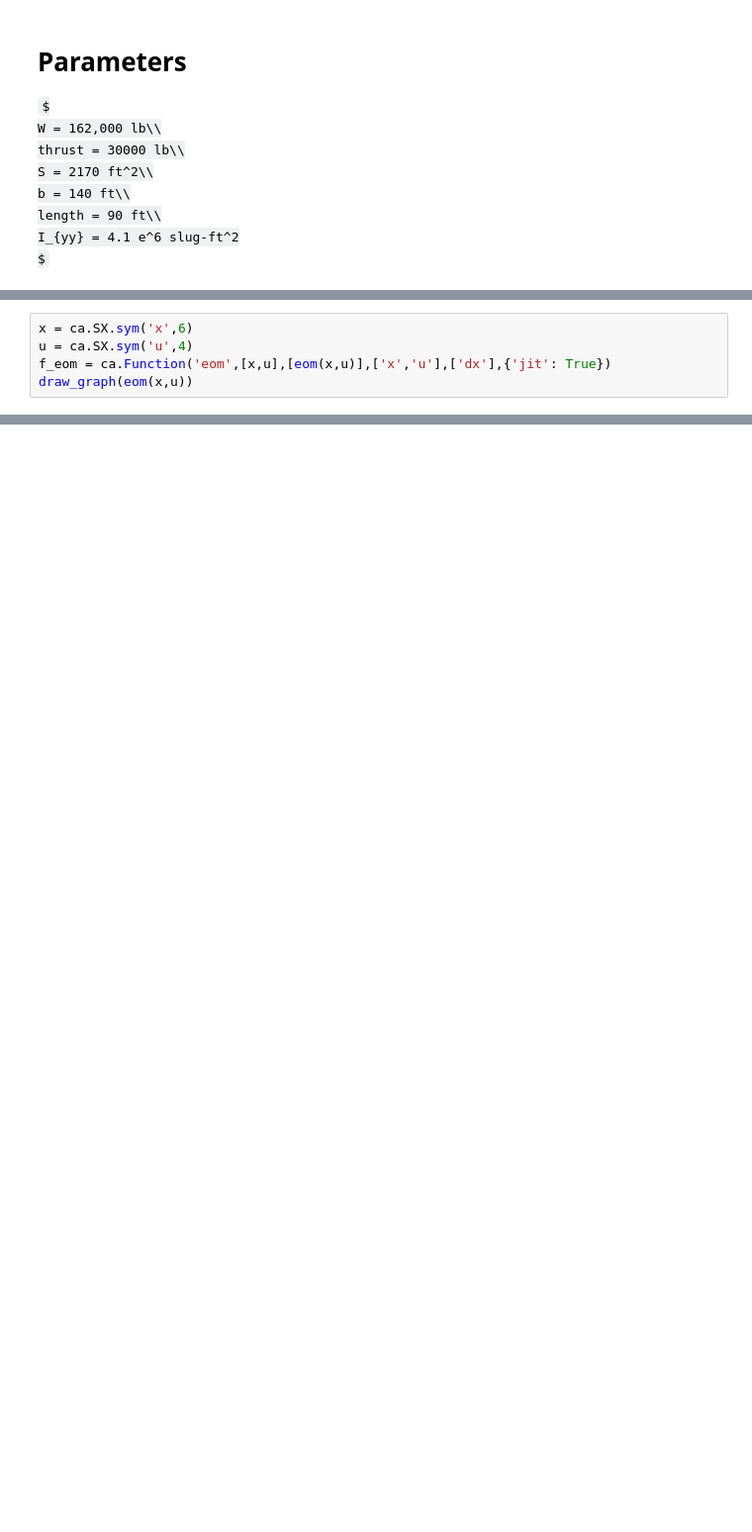
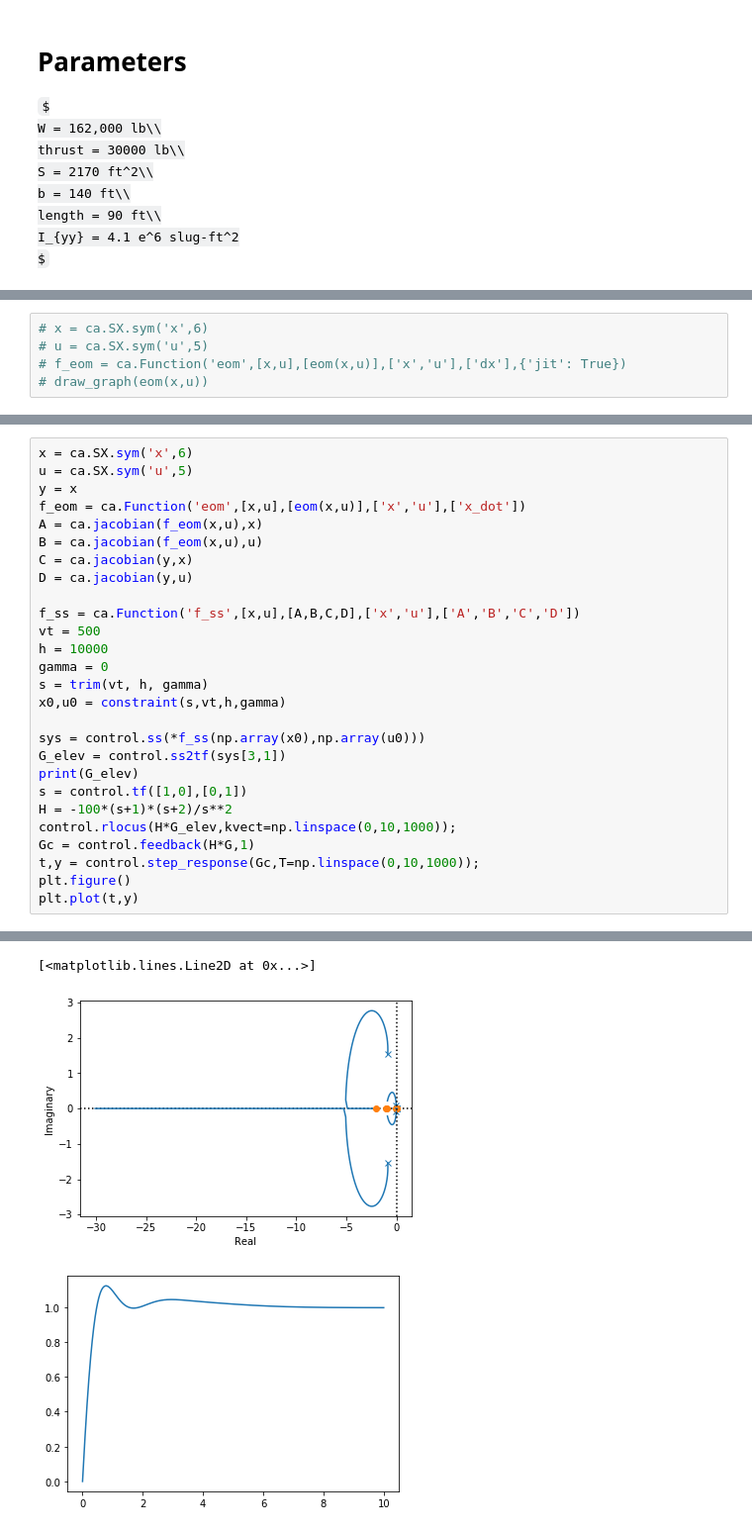
Before and after one commit to jgoppert/aae497-f19, a Jupyter notebook: homework/hw2_zhanpeng_yang.ipynb, the cells around one changed output, grey strips where cells are left out. Shown at 99% size. Cells and saved outputs as stored; diff of their text form; some formulas as TeX source; blank space fills up the shorter version.

```diff
--- a/homework/hw2_zhanpeng_yang.ipynb
+++ b/homework/hw2_zhanpeng_yang.ipynb
@@ -95,5 +111,5 @@ def eom(x,u):
 # %%
-x = ca.SX.sym('x',6)
-u = ca.SX.sym('u',4)
-f_eom = ca.Function('eom',[x,u],[eom(x,u)],['x','u'],['dx'],{'jit': True})
-draw_graph(eom(x,u))
+# x = ca.SX.sym('x',6)
+# u = ca.SX.sym('u',5)
+# f_eom = ca.Function('eom',[x,u],[eom(x,u)],['x','u'],['dx'],{'jit': True})
+# draw_graph(eom(x,u))
@@ -105,0 +168,28 @@ AssertionError: 1
+# %%
+x = ca.SX.sym('x',6)
+u = ca.SX.sym('u',5)
+y = x
+f_eom = ca.Function('eom',[x,u],[eom(x,u)],['x','u'],['x_dot'])
+A = ca.jacobian(f_eom(x,u),x)
+B = ca.jacobian(f_eom(x,u),u)
+C = ca.jacobian(y,x)
+D = ca.jacobian(y,u)
+
+f_ss = ca.Function('f_ss',[x,u],[A,B,C,D],['x','u'],['A','B','C','D'])
+vt = 500
+h = 10000
+gamma = 0
+s = trim(vt, h, gamma)
+x0,u0 = constraint(s,vt,h,gamma)
+
+sys = control.ss(*f_ss(np.array(x0),np.array(u0)))
+G_elev = control.ss2tf(sys[3,1])
+print(G_elev)
+s = control.tf([1,0],[0,1])
+H = -100*(s+1)*(s+2)/s**2
+control.rlocus(H*G_elev,kvect=np.linspace(0,10,1000));
+Gc = control.feedback(H*G,1)
+t,y = control.step_response(Gc,T=np.linspace(0,10,1000));
+plt.figure()
+plt.plot(t,y)
+# %% [output]
@@ -106 +199,4 @@ AssertionError: 1
+[<matplotlib.lines.Line2D at 0x...>]
+[figure, added]
+[figure, added]
 # %%
```
Also changed, not shown: parts of 7 cells of this notebook, 1 other file.
